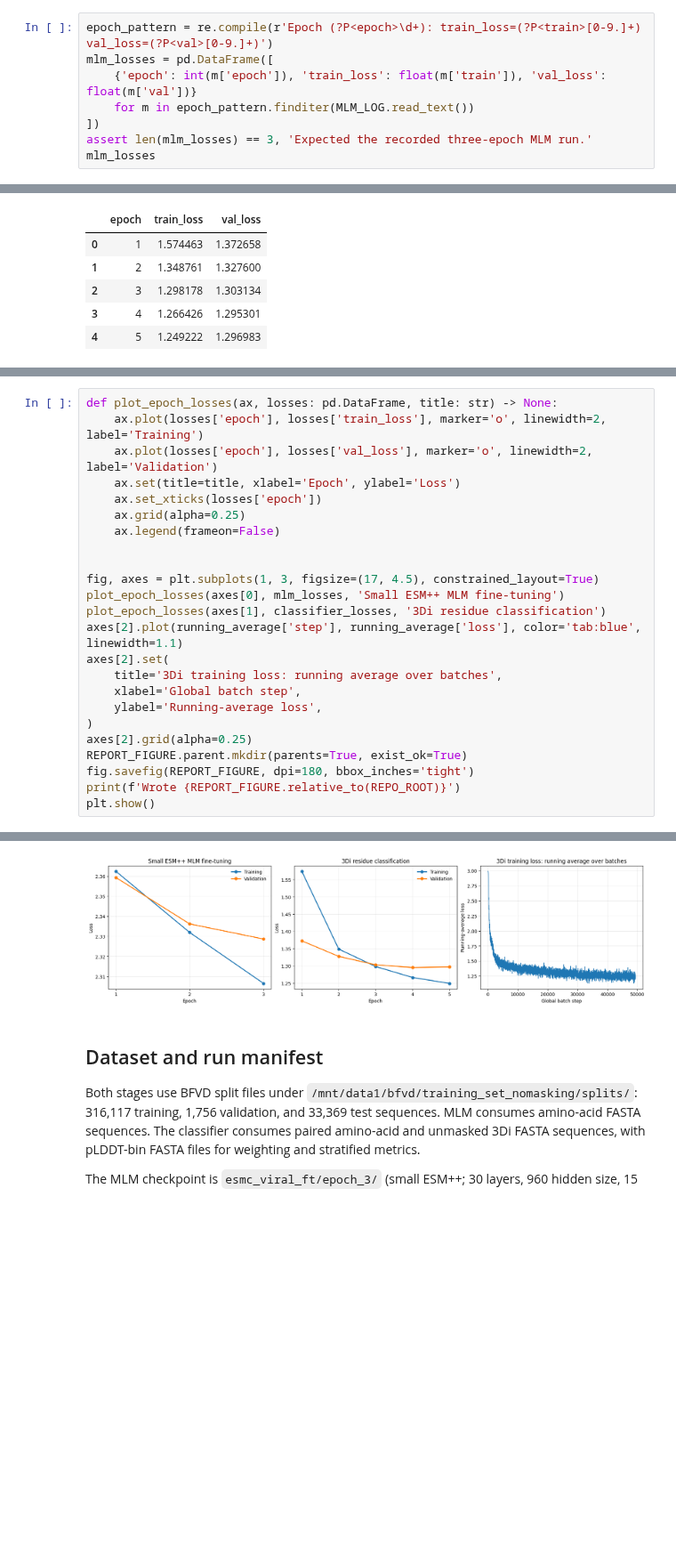
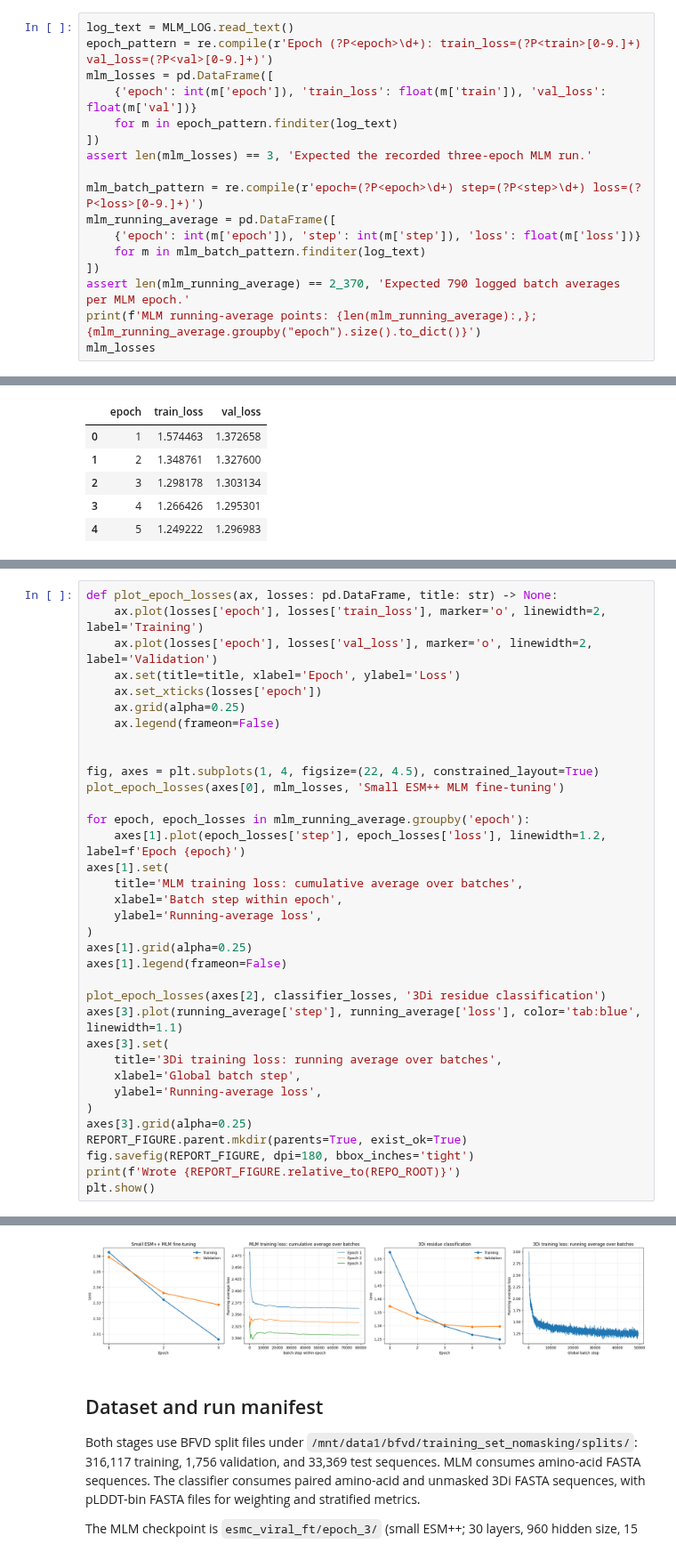
Before and after one commit to DessimozLab/ESM3di, a Jupyter notebook: output/jupyter-notebook/mlm-and-residue-loss-curves.ipynb, the cells around one changed output, grey strips where cells are left out. Shown at 89% size. Cells and saved outputs as stored; diff of their text form; blank space fills up the shorter version.

Commit message:
Add MLM batch loss curve

```diff
--- a/output/jupyter-notebook/mlm-and-residue-loss-curves.ipynb
+++ b/output/jupyter-notebook/mlm-and-residue-loss-curves.ipynb
@@ -46,9 +46,18 @@ The small ESM++ MLM run (`esmc_viral_ft`) writes one training and validation los
 # %%
+log_text = MLM_LOG.read_text()
 epoch_pattern = re.compile(r'Epoch (?P<epoch>\d+): train_loss=(?P<train>[0-9.]+) val_loss=(?P<val>[0-9.]+)')
 mlm_losses = pd.DataFrame([
     {'epoch': int(m['epoch']), 'train_loss': float(m['train']), 'val_loss': float(m['val'])}
-    for m in epoch_pattern.finditer(MLM_LOG.read_text())
+    for m in epoch_pattern.finditer(log_text)
 ])
 assert len(mlm_losses) == 3, 'Expected the recorded three-epoch MLM run.'
+
+mlm_batch_pattern = re.compile(r'epoch=(?P<epoch>\d+) step=(?P<step>\d+) loss=(?P<loss>[0-9.]+)')
+mlm_running_average = pd.DataFrame([
+    {'epoch': int(m['epoch']), 'step': int(m['step']), 'loss': float(m['loss'])}
+    for m in mlm_batch_pattern.finditer(log_text)
+])
+assert len(mlm_running_average) == 2_370, 'Expected 790 logged batch averages per MLM epoch.'
+print(f'MLM running-average points: {len(mlm_running_average):,}; {mlm_running_average.groupby("epoch").size().to_dict()}')
 mlm_losses
 # %% [output]
@@ -123,30 +133,41 @@ The first two panels show one training and validation loss per epoch. The third
 # %%
 def plot_epoch_losses(ax, losses: pd.DataFrame, title: str) -> None:
     ax.plot(losses['epoch'], losses['train_loss'], marker='o', linewidth=2, label='Training')
     ax.plot(losses['epoch'], losses['val_loss'], marker='o', linewidth=2, label='Validation')
     ax.set(title=title, xlabel='Epoch', ylabel='Loss')
     ax.set_xticks(losses['epoch'])
     ax.grid(alpha=0.25)
     ax.legend(frameon=False)
 
 
-fig, axes = plt.subplots(1, 3, figsize=(17, 4.5), constrained_layout=True)
+fig, axes = plt.subplots(1, 4, figsize=(22, 4.5), constrained_layout=True)
 plot_epoch_losses(axes[0], mlm_losses, 'Small ESM++ MLM fine-tuning')
-plot_epoch_losses(axes[1], classifier_losses, '3Di residue classification')
-axes[2].plot(running_average['step'], running_average['loss'], color='tab:blue', linewidth=1.1)
-axes[2].set(
+
+for epoch, epoch_losses in mlm_running_average.groupby('epoch'):
+    axes[1].plot(epoch_losses['step'], epoch_losses['loss'], linewidth=1.2, label=f'Epoch {epoch}')
+axes[1].set(
+    title='MLM training loss: cumulative average over batches',
+    xlabel='Batch step within epoch',
+    ylabel='Running-average loss',
+)
+axes[1].grid(alpha=0.25)
+axes[1].legend(frameon=False)
+
+plot_epoch_losses(axes[2], classifier_losses, '3Di residue classification')
+axes[3].plot(running_average['step'], running_average['loss'], color='tab:blue', linewidth=1.1)
+axes[3].set(
     title='3Di training loss: running average over batches',
     xlabel='Global batch step',
     ylabel='Running-average loss',
 )
-axes[2].grid(alpha=0.25)
+axes[3].grid(alpha=0.25)
 REPORT_FIGURE.parent.mkdir(parents=True, exist_ok=True)
 fig.savefig(REPORT_FIGURE, dpi=180, bbox_inches='tight')
 print(f'Wrote {REPORT_FIGURE.relative_to(REPO_ROOT)}')
 plt.show()
 # %% [output]
 Wrote reports/assets/training_validation_loss_curves.png
-[figure, old version]
+[figure, new version]
 # %% [markdown]
 ## Dataset and run manifest
 
```
Also changed, not shown: parts of 6 cells of this notebook, 2 other files.
